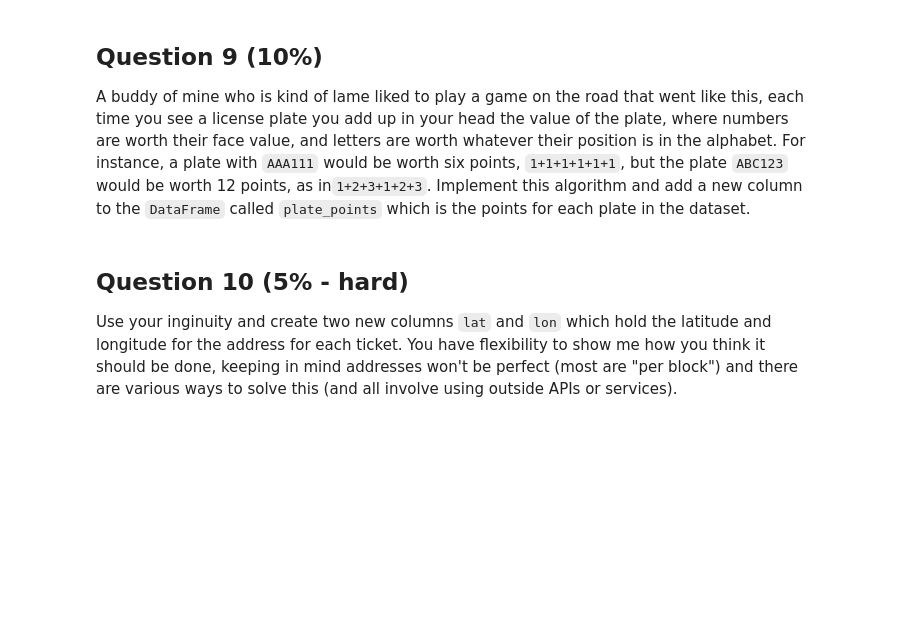
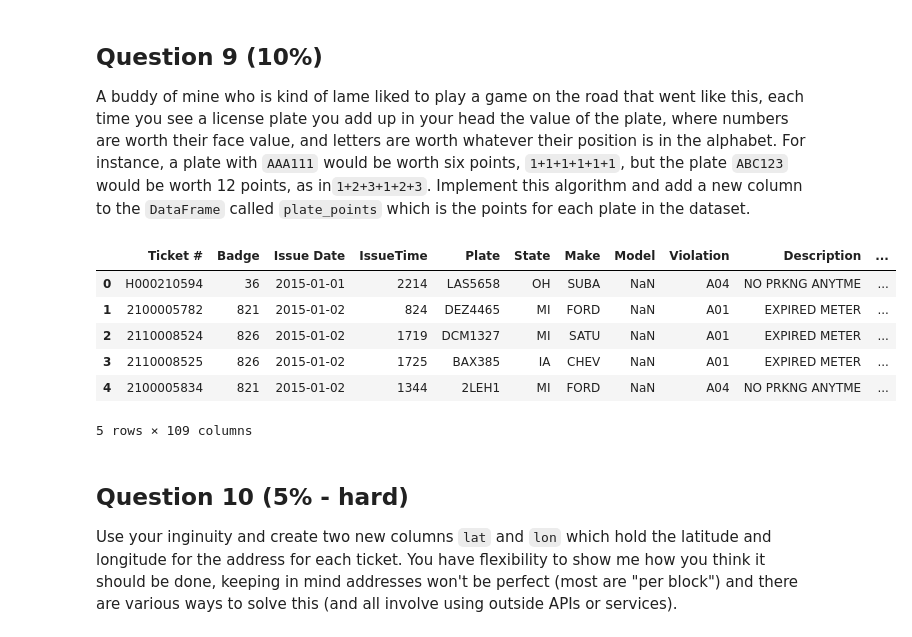
Before and after one commit to ierven/330assignment4, a Jupyter notebook: assignment4.ipynb, the cells around one changed output. Saved outputs shown, nothing was run; the diff lists cells and outputs as text; code cells hidden in the pictures; blank space fills up the shorter version.

```diff
--- a/assignment4.ipynb
+++ b/assignment4.ipynb
@@ -50,0 +135,7 @@ raise NotImplementedError()
+# %%
+df = load_ticket_data()
+def common_car_make(df):
+    new_df = df[df['State'] == 'NY']
+    car_totals = new_df.groupby('Make')['Ticket #'].count()
+    most_common = car_totals.idxmax()
+    return most_common
@@ -73,3 +194,63 @@ raise NotImplementedError()
+# %%
+plate_df = df["Plate"]
+
+equivalent = {
+    "A" : 1,
+    "B" : 2,
+    "C" : 3,
+    "D" : 4,
+    "E" : 5,
+    "F" : 6,
+    "G" : 7,
+    "H" : 8,
+    "I" : 9,
+    "J" : 10,
+    "K" : 11,
+    "L" : 12,
+    "M" : 13,
+    "N" : 14,
+    "O" : 15,
+    "P" : 16,
+    "Q" : 17,
+    "R" : 18,
+    "S" : 19,
+    "T" : 20,
+    "U" : 21,
+    "V" : 22,
+    "W" : 23,
+    "X" : 24,
+    "Y" : 25,
+    "Z" : 26,
+    "0" : 0,
+    "1" : 1,
+    "2" : 2,
+    "3" : 3,
+    "4" : 4,
+    "5" : 5,
+    "6" : 6,
+    "7" : 7,
+    "8" : 8,
+    "9" : 9,
+}
+
+def get_points(plate, equivalent):
+    count = 0
+    for i in str(plate).upper():
+        count+=equivalent[i]
+    return count
+
+
+df["plate_points"] = plate_df.apply(lambda x : get_points(x, equivalent))
+
+df.head()
+# %% [output]
+|  | Ticket # | Badge | Issue Date | IssueTime | Plate | State | Make | Model | Violation | Description | ... |
+| 0 | H000210594 | 36 | 2015-01-01 | 2214 | LAS5658 | OH | SUBA | NaN | A04 | NO PRKNG ANYTME | ... |
+| 1 | 2100005782 | 821 | 2015-01-02 | 824 | DEZ4465 | MI | FORD | NaN | A01 | EXPIRED METER | ... |
+| 2 | 2110008524 | 826 | 2015-01-02 | 1719 | DCM1327 | MI | SATU | NaN | A01 | EXPIRED METER | ... |
+| 3 | 2110008525 | 826 | 2015-01-02 | 1725 | BAX385 | IA | CHEV | NaN | A01 | EXPIRED METER | ... |
+| 4 | 2100005834 | 821 | 2015-01-02 | 1344 | 2LEH1 | MI | FORD | NaN | A04 | NO PRKNG ANYTME | ... |
+5 rows × 109 columns
 # %% [markdown]
 ## Question 10 (5% - hard)
 Use your inginuity and create two new columns `lat` and `lon` which hold the latitude and longitude for the address for each ticket. You have flexibility to show me how you think it should be done, keeping in mind addresses won't be perfect (most are "per block") and there are various ways to solve this (and all involve using outside APIs or services).
```
Also changed, not shown: parts of 23 cells of this notebook, 1 other file.
